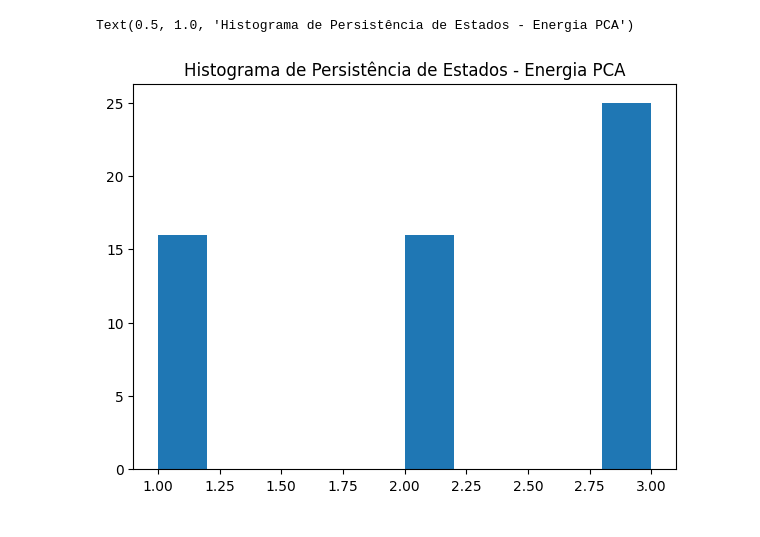
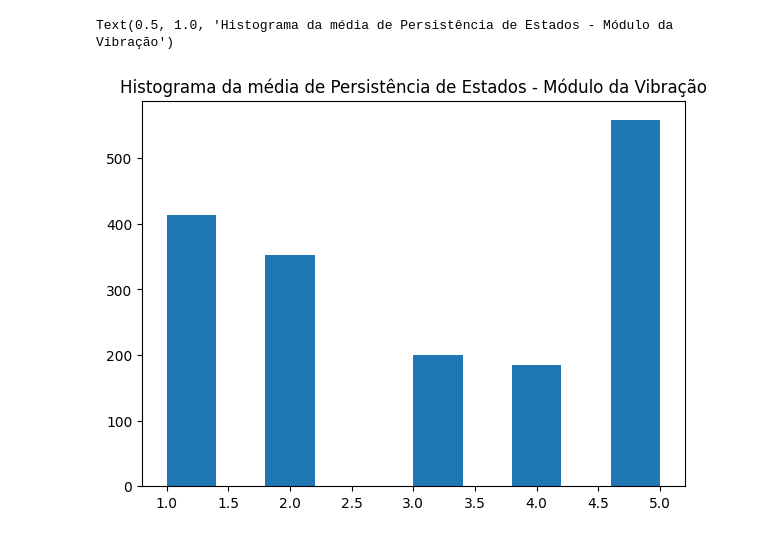
Before and after one commit to RL2-SP3/LISSA, a Jupyter notebook: examples/medianTest.ipynb, the cells around one changed output. Cells and saved outputs as stored; diff of their text form; code cells hidden in the pictures.

Commit message:
modified:   examples/medianTest.ipynb 	new file:   examples/medians 	new file:   examples/saveA.csv 	modified:   src/lissa/__pycache__/ml.cpython-312.pyc 	modified:   src/lissa/ml.py

```diff
--- a/examples/medianTest.ipynb
+++ b/examples/medianTest.ipynb
@@ -27,10 +27,10 @@ PCAData["VibMod"] = np.absolute(complexVib)
 # %%
 n = [3, 5]
 
-seeds = np.random.randint(low=971215,high=20000728,size=1)
+seeds = np.random.randint(low=19971215,high=20000728,size=30)
 
-medianListR = np.zeros(len(pumpList))
-medianListV = np.zeros(len(pumpList))
+medianListR = np.array([]).astype(int)
+medianListV = np.array([]).astype(int)
 for seed in seeds:
     X_train, trainLength, X_test, testLength, modelData, totalLength = li.Splitter(pumpList=pumpList,proportion=0.75,entireData=PCAData)
     pumpList = PCAData["Well Run"].unique()
@@ -41,7 +41,7 @@ for seed in seeds:
 
     modelRadius = li.HMMTrainer(X_train["Radius"],trainLength,li.StandardMarkovModel(n[0],seed,gmm))
 
-    li.PostProcessing(modelRadius, PCAData, modelData,"Radius", "State Radius", totalLength)
+    li.PostProcessing(modelRadius, PCAData, modelData,"Radius", "State Radius", totalLength, verbose=False)
 
     PCAData["State Radius"] = PCAData["State Radius"].map(li.StateConversion(modelRadius.get_stationary_distribution(),n[0]))
 
@@ -53,7 +53,7 @@ for seed in seeds:
 
     modelVib = li.HMMTrainer(X_train["VibMod"].apply(np.log1p),trainLength,li.StandardMarkovModel(n[1],seed,gmm))
 
-    li.PostProcessing(modelVib, PCAData, modelData,"VibMod", "State Mod", totalLength)
+    li.PostProcessing(modelVib, PCAData, modelData,"VibMod", "State Mod", totalLength, verbose=False)
 
     PCAData["State Mod"] = PCAData["State Mod"].map(li.StateConversion(modelVib.get_stationary_distribution(),n[1]))
 
@@ -70,5 +70,5 @@ for seed in seeds:
         medianListR_G = np.append(medianListR_G,pumpMedianR)
         medianListV_G = np.append(medianListV_G,pumpMedianV)
 
-    medianListR += medianListR_G/len(seeds)
-    medianListV += medianListV_G/len(seeds)
+    medianListR = np.concat((medianListR, medianListR_G))
+    medianListV = np.concat((medianListV, medianListV_G))
@@ -78,7 +83,7 @@ AIC: -1587171.4450548973 BIC: -1586775.349785986
 # %%
 plt.figure(figsize=(7,5))
-plt.hist(medianListR)
-plt.title("Histograma de Persistência de Estados - Energia PCA")
+plt.hist(medianListV)
+plt.title("Histograma da média de Persistência de Estados - Módulo da Vibração")
 # %% [output]
-Text(0.5, 1.0, 'Histograma de Persistência de Estados - Energia PCA')
+Text(0.5, 1.0, 'Histograma da média de Persistência de Estados - Módulo da Vibração')
-[figure, old version]
+[figure, new version]
```
Also changed, not shown: parts of 4 cells of this notebook, 3 other files.
